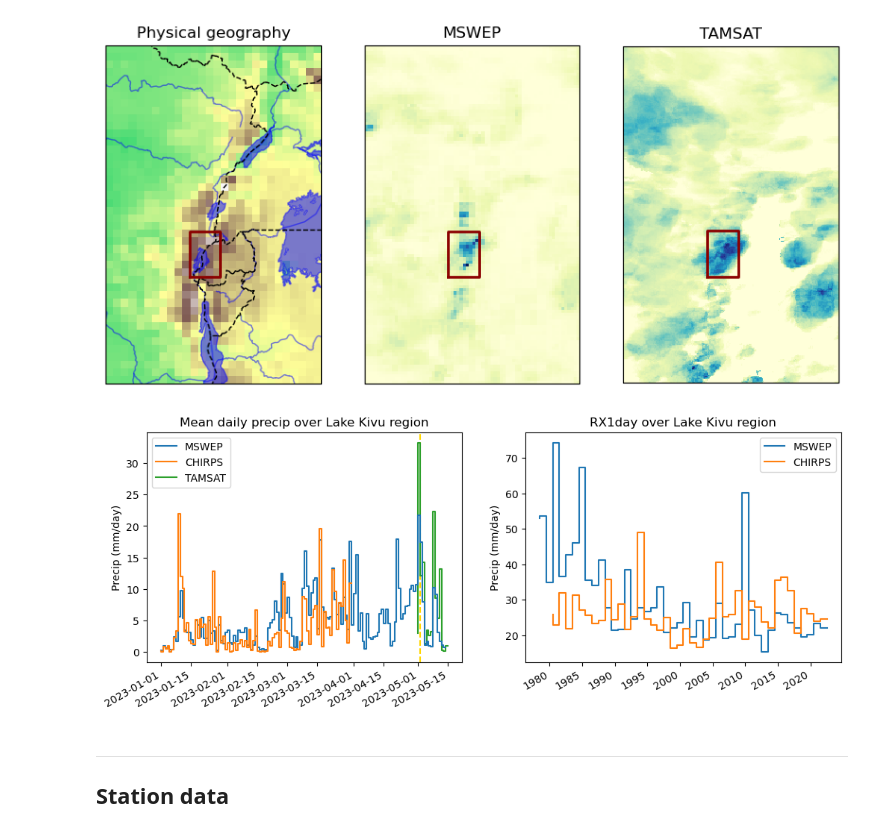
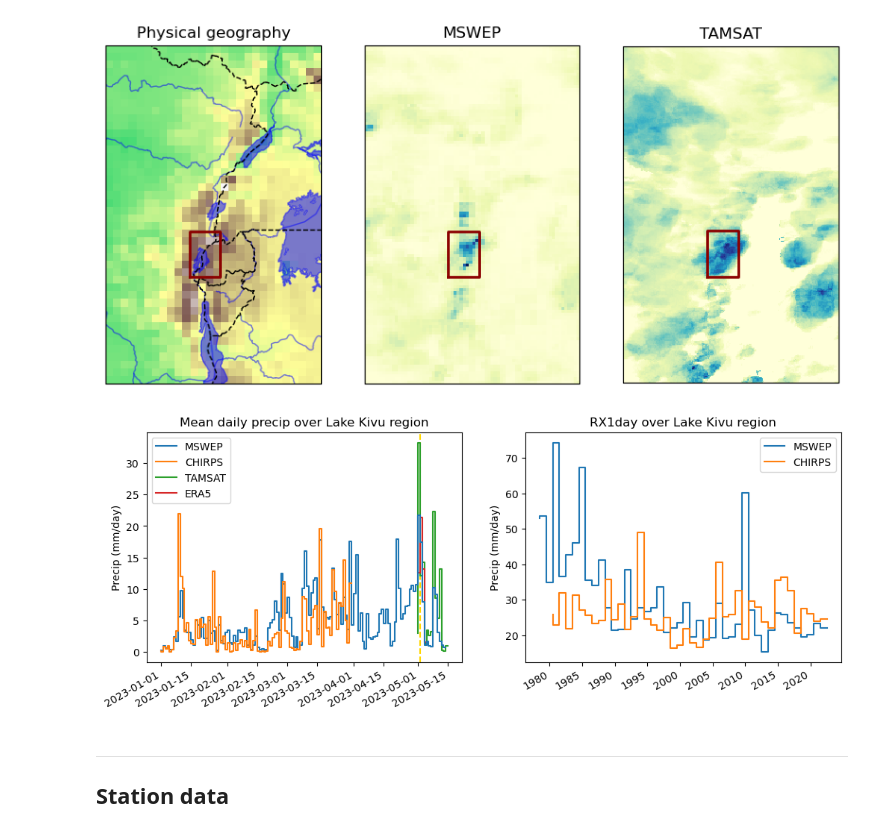
Before and after one commit to clairbarnes/wwa-archive, a Jupyter notebook: 23-04_CAfr-flood/CAfr-flood_00_working.ipynb, the cells around one changed output. Drawn from its saved outputs; the diff is of its cells as text; code cells hidden in the pictures.

```diff
--- a/23-04_CAfr-flood/CAfr-flood_00_working.ipynb
+++ b/23-04_CAfr-flood/CAfr-flood_00_working.ipynb
@@ -258,38 +269,40 @@ plt.savefig("fig/lake-kivu_region.png")
 mswep_lk = mswep.sel(lon = slice(lk["lon"]+x0, lk["lon"]+x1), lat = slice(lk["lat"]+y1, lk["lat"]+y0)).mean(["lat", "lon"])      # latitudes reversed
 tamsat_lk = tamsat.sel(lon = slice(lk["lon"]+x0, lk["lon"]+x1), lat = slice(lk["lat"]+y1, lk["lat"]+y0)).mean(["lat", "lon"])    # latitudes reversed
 chirps_lk = chirps.sel(lon = slice(lk["lon"]+x0, lk["lon"]+x1), lat = slice(lk["lat"]+y0, lk["lat"]+y1)).mean(["lat", "lon"])
+era5_lk = era5.sel(lon = slice(lk["lon"]+x0, lk["lon"]+x1), lat = slice(lk["lat"]+y1, lk["lat"]+y0)).mean(["lat", "lon"])
-# %%
-fig, axs = plt.subplots(ncols = 2, figsize = (12,4), dpi = 100)
-
-#~~~~~~~~~~~~~~~~~~~~~~~~~~~~~~~~~~~~~~~~~~~~~~~~~~~~~~~~~~~~~~~~~~~~~~~~~~~~~~~~~~~~~~~~~~~~~~~~~~~~~~
-
-mswep_lk.sel(time = "2023").plot(ax = axs[0], label = "MSWEP", drawstyle = "steps")
-chirps_lk.sel(time = "2023").plot(ax = axs[0], label = "CHIRPS", drawstyle = "steps")
-tamsat_lk.sel(time = "2023").plot(ax = axs[0], label = "TAMSAT", drawstyle = "steps", zorder = -9)
-
-axs[0].set_title("Mean daily precip over Lake Kivu region")
-axs[0].axvline(np.datetime64("2023-05-02"), ls = "--", color = "gold", zorder = -99)
-axs[0].legend()
-
-#~~~~~~~~~~~~~~~~~~~~~~~~~~~~~~~~~~~~~~~~~~~~~~~~~~~~~~~~~~~~~~~~~~~~~~~~~~~~~~~~~~~~~~~~~~~~~~~~~~~~~~
-
-mswep_lk.resample(time = "AS-JUL").max().plot(label = "MSWEP", drawstyle = "steps")
-chirps_lk.resample(time = "AS-JUL").max().plot(label = "CHIRPS", drawstyle = "steps")
-# tamsat_lk.resample(time = "AS-JUL").max().plot(label = "TAMSAT", drawstyle = "steps")
-
-axs[1].legend()
-axs[1].set_title("RX1day over Lake Kivu region")
-
-
-#~~~~~~~~~~~~~~~~~~~~~~~~~~~~~~~~~~~~~~~~~~~~~~~~~~~~~~~~~~~~~~~~~~~~~~~~~~~~~~~~~~~~~~~~~~~~~~~~~~~~~~
-
-for ax in axs:
-    ax.set_xlabel("")
-    ax.set_ylabel("Precip (mm/day)")
-
-plt.savefig("fig/lake-kivu_timeseries.png")
-# %% [output]
-[figure, removed]
+# %%
+fig, axs = plt.subplots(ncols = 2, figsize = (12,4), dpi = 100)
+
+#~~~~~~~~~~~~~~~~~~~~~~~~~~~~~~~~~~~~~~~~~~~~~~~~~~~~~~~~~~~~~~~~~~~~~~~~~~~~~~~~~~~~~~~~~~~~~~~~~~~~~~
+
+mswep_lk.sel(time = "2023").plot(ax = axs[0], label = "MSWEP", drawstyle = "steps")
+chirps_lk.sel(time = "2023").plot(ax = axs[0], label = "CHIRPS", drawstyle = "steps")
+tamsat_lk.sel(time = "2023").plot(ax = axs[0], label = "TAMSAT", drawstyle = "steps", zorder = -9)
+era5_lk.sel(time = "2023").plot(ax = axs[0], label = "ERA5", drawstyle = "steps", zorder = -9)
+
+axs[0].set_title("Mean daily precip over Lake Kivu region")
+axs[0].axvline(np.datetime64("2023-05-02"), ls = "--", color = "gold", zorder = -99)
+axs[0].legend()
+
+#~~~~~~~~~~~~~~~~~~~~~~~~~~~~~~~~~~~~~~~~~~~~~~~~~~~~~~~~~~~~~~~~~~~~~~~~~~~~~~~~~~~~~~~~~~~~~~~~~~~~~~
+
+mswep_lk.resample(time = "AS-JUL").max().plot(label = "MSWEP", drawstyle = "steps")
+chirps_lk.resample(time = "AS-JUL").max().plot(label = "CHIRPS", drawstyle = "steps")
+# tamsat_lk.resample(time = "AS-JUL").max().plot(label = "TAMSAT", drawstyle = "steps")
+
+axs[1].legend()
+axs[1].set_title("RX1day over Lake Kivu region")
+
+
+#~~~~~~~~~~~~~~~~~~~~~~~~~~~~~~~~~~~~~~~~~~~~~~~~~~~~~~~~~~~~~~~~~~~~~~~~~~~~~~~~~~~~~~~~~~~~~~~~~~~~~~
+
+for ax in axs:
+    ax.set_xlabel("")
+    ax.set_ylabel("Precip (mm/day)")
+
+plt.savefig("fig/lake-kivu_timeseries.png")
+# %% [output]
+[figure, added]
 # %% [markdown]
 ---
 ## **Station data**
```
Also changed, not shown: parts of 13 cells of this notebook, 2 other files.
